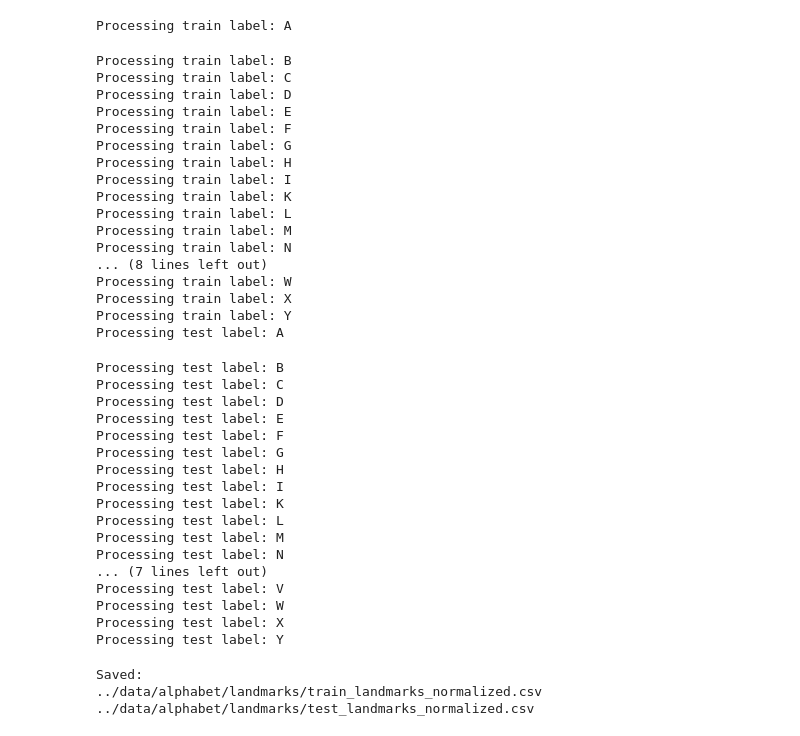
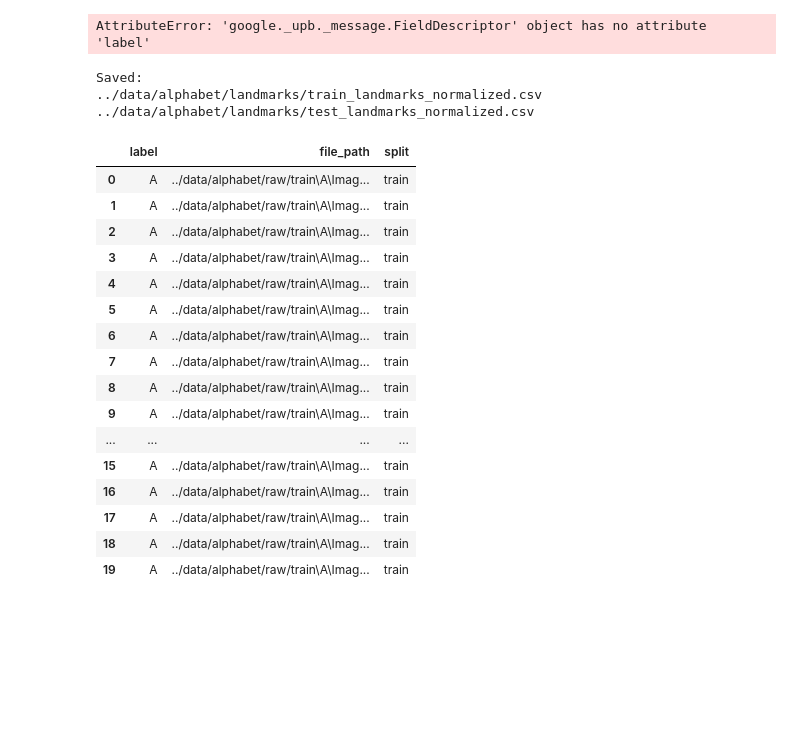
Before and after one commit to BorisTsankov/ASL-Recognition, a Jupyter notebook: notebooks/01_extract_landmarks.ipynb, the cells around one changed output. Saved outputs shown, nothing was run; the diff lists cells and outputs as text; code cells hidden in the pictures; blank space fills up the shorter version.

```diff
--- a/notebooks/01_extract_landmarks.ipynb
+++ b/notebooks/01_extract_landmarks.ipynb
@@ -108,42 +138,8 @@ def process_dataset(input_dir, split_name):
 # %%
-train_df, train_stats = process_dataset(TRAIN_DIR, "train")
-test_df, test_stats = process_dataset(TEST_DIR, "test")
+train_df, train_stats, train_failed = process_dataset(TRAIN_DIR, "train")
+test_df, test_stats, test_failed = process_dataset(TEST_DIR, "test")
 # %% [output]
-Processing train label: A
+AttributeError: 'google._upb._message.FieldDescriptor' object has no attribute 'label'
-Processing train label: B
-Processing train label: C
-Processing train label: D
-Processing train label: E
-Processing train label: F
-Processing train label: G
-Processing train label: H
-Processing train label: I
-Processing train label: K
-Processing train label: L
-Processing train label: M
-Processing train label: N
-... (8 lines left out)
-Processing train label: W
-Processing train label: X
-Processing train label: Y
-Processing test label: A
-Processing test label: B
-Processing test label: C
-Processing test label: D
-Processing test label: E
-Processing test label: F
-Processing test label: G
-Processing test label: H
-Processing test label: I
-Processing test label: K
-Processing test label: L
-Processing test label: M
-Processing test label: N
-... (7 lines left out)
-Processing test label: V
-Processing test label: W
-Processing test label: X
-Processing test label: Y
 # %%
 os.makedirs("../data/alphabet/landmarks", exist_ok=True)
 
@@ -157,6 +153,26 @@ print(OUTPUT_TEST_CSV)
 Saved:
 ../data/alphabet/landmarks/train_landmarks_normalized.csv
 ../data/alphabet/landmarks/test_landmarks_normalized.csv
+# %%
+train_failed.head(20)
+# %% [output]
+|  | label | file_path | split |
+| 0 | A | ../data/alphabet/raw/train\A\Imag... | train |
+| 1 | A | ../data/alphabet/raw/train\A\Imag... | train |
+| 2 | A | ../data/alphabet/raw/train\A\Imag... | train |
+| 3 | A | ../data/alphabet/raw/train\A\Imag... | train |
+| 4 | A | ../data/alphabet/raw/train\A\Imag... | train |
+| 5 | A | ../data/alphabet/raw/train\A\Imag... | train |
+| 6 | A | ../data/alphabet/raw/train\A\Imag... | train |
+| 7 | A | ../data/alphabet/raw/train\A\Imag... | train |
+| 8 | A | ../data/alphabet/raw/train\A\Imag... | train |
+| 9 | A | ../data/alphabet/raw/train\A\Imag... | train |
+| ... | ... | ... | ... |
+| 15 | A | ../data/alphabet/raw/train\A\Imag... | train |
+| 16 | A | ../data/alphabet/raw/train\A\Imag... | train |
+| 17 | A | ../data/alphabet/raw/train\A\Imag... | train |
+| 18 | A | ../data/alphabet/raw/train\A\Imag... | train |
+| 19 | A | ../data/alphabet/raw/train\A\Imag... | train |
 # %%
 train_stats["keep_rate"] = train_stats["kept"] / train_stats["total"]
 test_stats["keep_rate"] = test_stats["kept"] / test_stats["total"]
```
Also changed, not shown: parts of 7 cells of this notebook, 2 other files.
